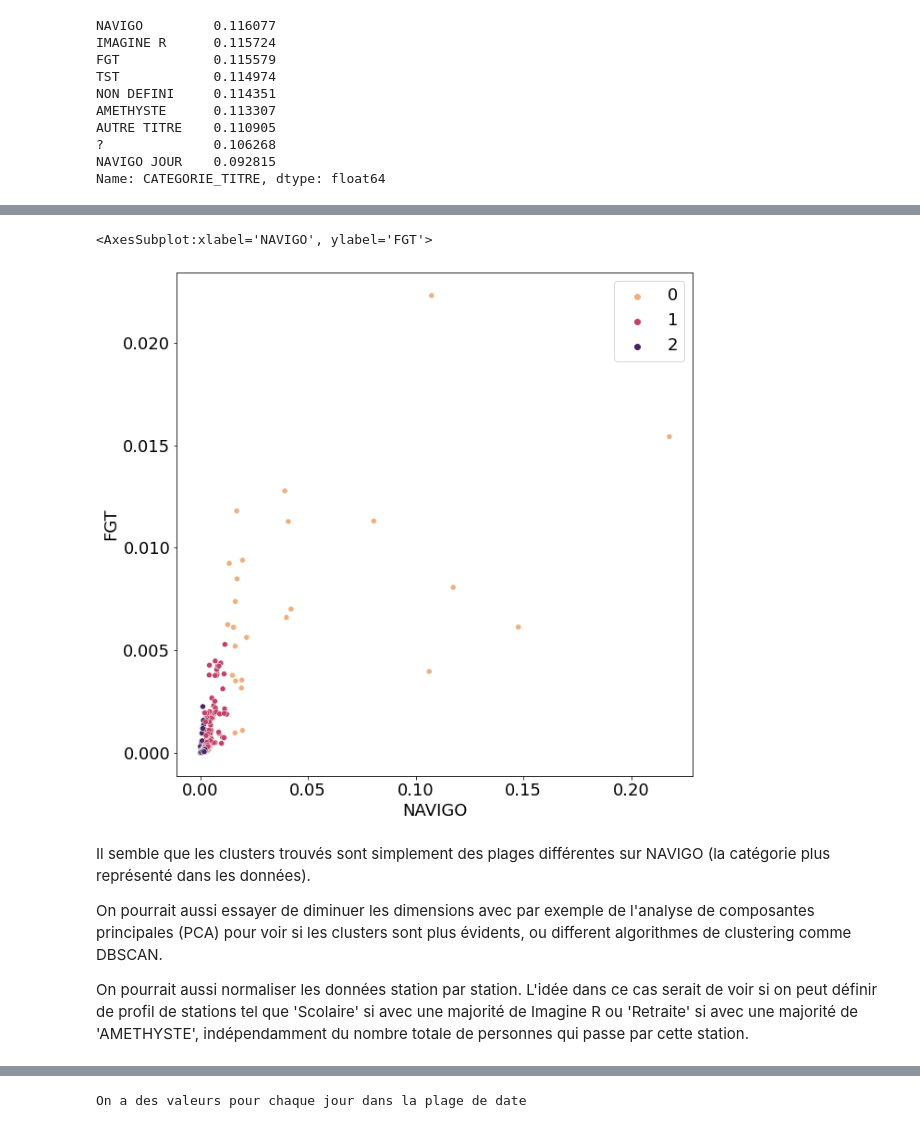
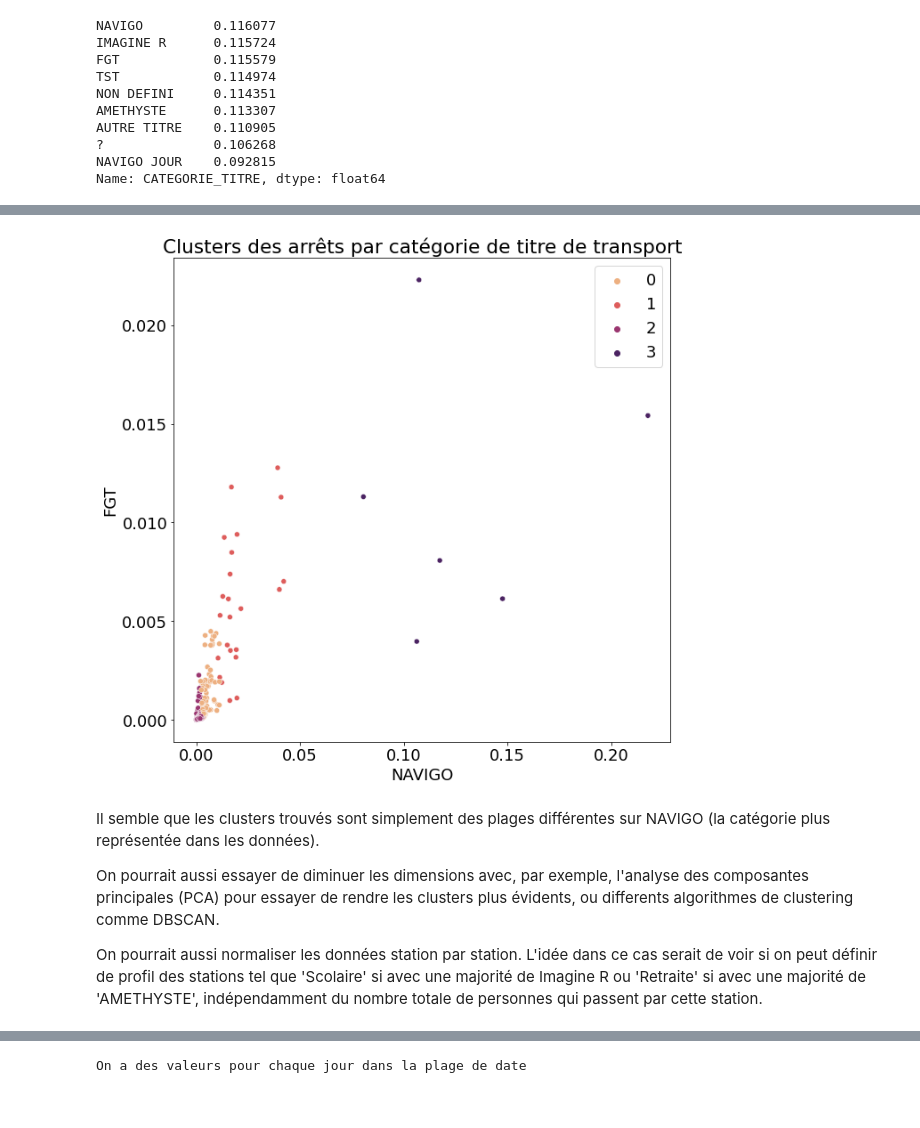
Before and after one commit to pcumani/SNCFValidations, a Jupyter notebook: Test entretien.ipynb, the cells around one changed output, grey strips where cells are left out. Saved outputs shown, nothing was run; the diff lists cells and outputs as text; code cells hidden in the pictures.

```diff
--- a/Test entretien.ipynb
+++ b/Test entretien.ipynb
@@ -558,21 +530,23 @@ inertia_clusters(val_cat[col_cat], max_k)
 # %%
 fig, ax = plt.subplots(figsize=(10, 10))
 
-kmeans = MiniBatchKMeans(n_clusters=3, random_state=15)
+kmeans = MiniBatchKMeans(n_clusters=4, random_state=15)
 kmeans.fit(val_cat[col_cat])
 cl_labels = kmeans.predict(val_cat[col_cat])
 
 sns.scatterplot(data=val_cat, x="NAVIGO", ax=ax, y="FGT", hue=cl_labels,
                 palette=sns.color_palette("flare", as_cmap=True))
+
+
+ax.set_title(r'Clusters des arrêts par catégorie de titre de transport');
 # %% [output]
-<AxesSubplot:xlabel='NAVIGO', ylabel='FGT'>
-[figure, old version]
+[figure, new version]
 # %% [markdown]
-Il semble que les clusters trouvés sont simplement des plages différentes sur NAVIGO (la catégorie plus représenté dans les données).
+Il semble que les clusters trouvés sont simplement des plages différentes sur NAVIGO (la catégorie plus représentée dans les données).
 
-On pourrait aussi essayer de diminuer les dimensions avec par exemple de l'analyse de composantes principales (PCA) pour voir si les clusters sont plus évidents, ou different algorithmes de clustering comme DBSCAN.
+On pourrait aussi essayer de diminuer les dimensions avec, par exemple, l'analyse des composantes principales (PCA) pour essayer de rendre les clusters plus évidents, ou differents algorithmes de clustering comme DBSCAN.
 
-On pourrait aussi normaliser les données station par station. L'idée dans ce cas serait de voir si on peut définir de profil de stations tel que 'Scolaire' si avec une majorité de Imagine R ou 'Retraite' si avec une majorité de 'AMETHYSTE', indépendamment du nombre totale de personnes qui passe par cette station.
+On pourrait aussi normaliser les données station par station. L'idée dans ce cas serait de voir si on peut définir de profil des stations tel que 'Scolaire' si avec une majorité de Imagine R ou 'Retraite' si avec une majorité de 'AMETHYSTE', indépendamment du nombre totale de personnes qui passent par cette station.
 # %% [markdown]
 # Quelles prédictions pouvez-vous faire pour le nombre de validations dans les stations "OLYMPIADES" et "MONTROUGE" sur la période du 24 au 30 juin et les comparer par rapport à la réalité ?
 
```
Also changed, not shown: parts of 42 cells of this notebook, 1 other file.
